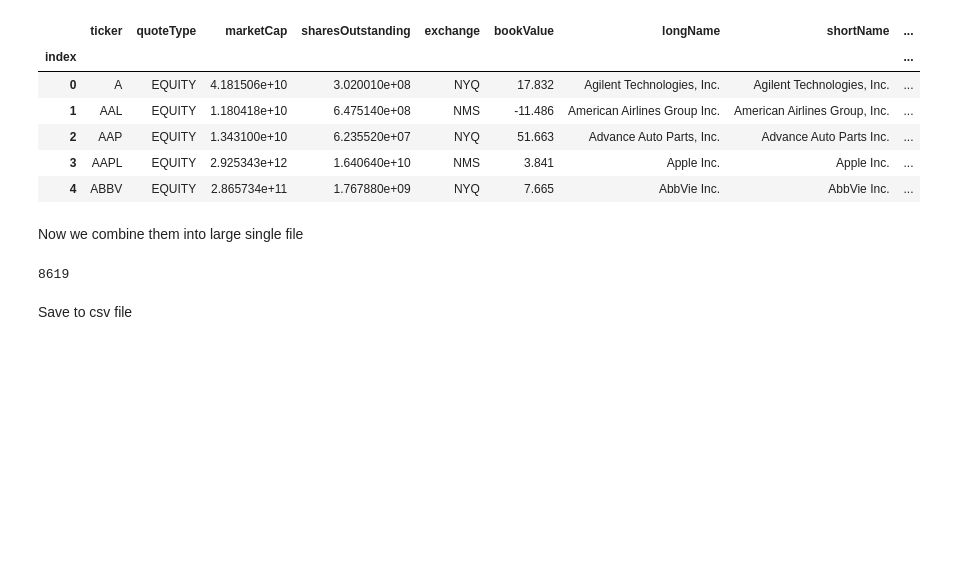
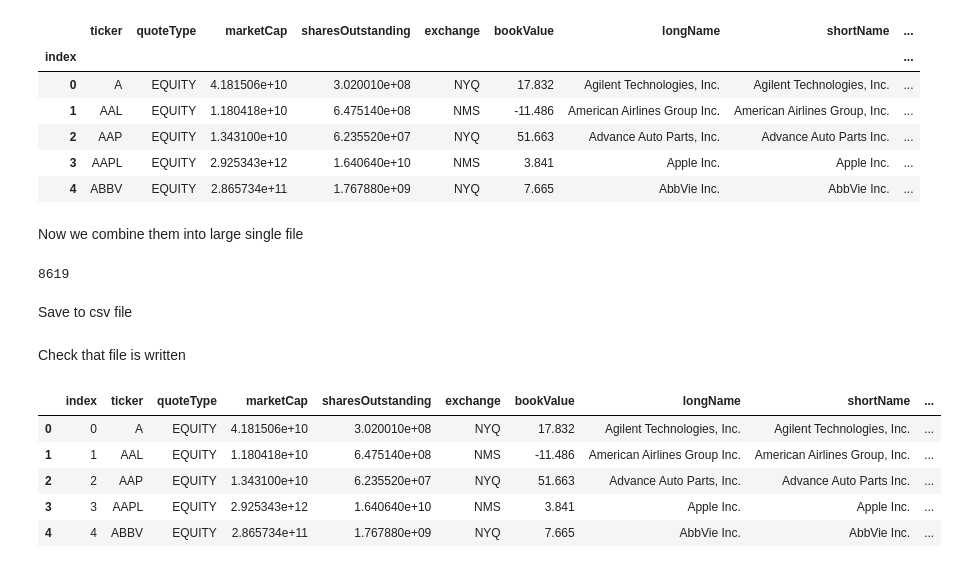
Before and after one commit to renatyv/portfolio_optimization_toys, a Jupyter notebook: download_ticker_info.ipynb, the cells around one changed output. Cells and saved outputs as stored; diff of their text form; code cells hidden in the pictures; blank space fills up the shorter version.

```diff
--- a/download_ticker_info.ipynb
+++ b/download_ticker_info.ipynb
@@ -122,3 +122,14 @@ len(combined)
 Save to csv file
 # %%
 combined.dropna(subset=['sharesOutstanding']).to_csv('info/shares_outstanding.csv')
+# %% [markdown]
+Check that file is written
+# %%
+pd.read_csv('info/shares_outstanding.csv').head()
+# %% [output]
+|  | index | ticker | quoteType | marketCap | sharesOutstanding | exchange | bookValue | longName | shortName | ... |
+| 0 | 0 | A | EQUITY | 4.181506e+10 | 3.020010e+08 | NYQ | 17.832 | Agilent Technologies, Inc. | Agilent Technologies, Inc. | ... |
+| 1 | 1 | AAL | EQUITY | 1.180418e+10 | 6.475140e+08 | NMS | -11.486 | American Airlines Group Inc. | American Airlines Group, Inc. | ... |
+| 2 | 2 | AAP | EQUITY | 1.343100e+10 | 6.235520e+07 | NYQ | 51.663 | Advance Auto Parts, Inc. | Advance Auto Parts Inc. | ... |
+| 3 | 3 | AAPL | EQUITY | 2.925343e+12 | 1.640640e+10 | NMS | 3.841 | Apple Inc. | Apple Inc. | ... |
+| 4 | 4 | ABBV | EQUITY | 2.865734e+11 | 1.767880e+09 | NYQ | 7.665 | AbbVie Inc. | AbbVie Inc. | ... |
```
Also changed, not shown: 3 other files.
